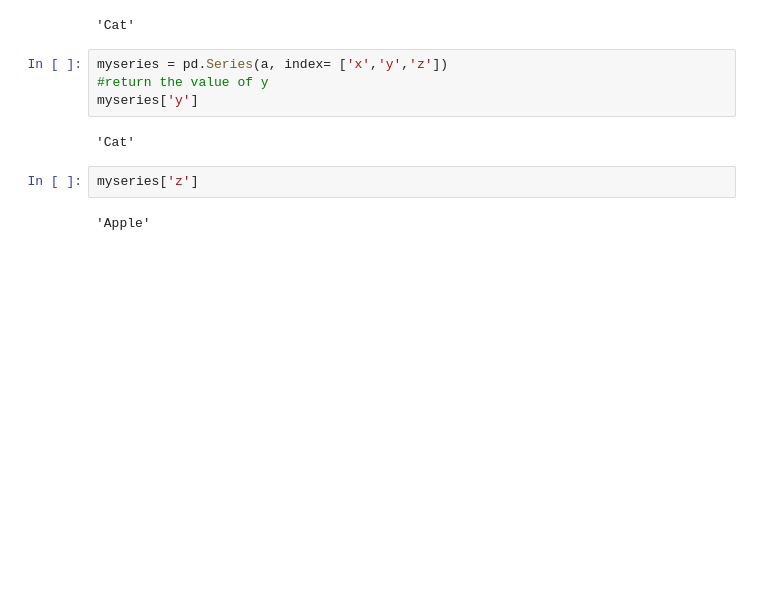
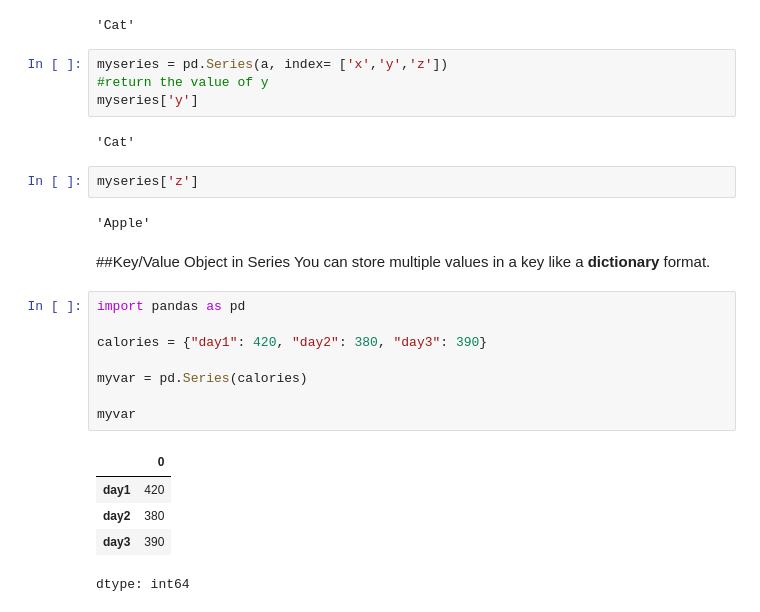
Before and after one commit to CodeCraft34/Google-Colab-, a Jupyter notebook: PANDAS-data-handling/pandas.ipynb, the cells around one changed output. Drawn from its saved outputs; the diff is of its cells as text; blank space fills up the shorter version.

```diff
--- a/PANDAS-data-handling/pandas.ipynb
+++ b/PANDAS-data-handling/pandas.ipynb
@@ -69,3 +69,20 @@ myseries['y']
 myseries['z']
 # %% [output]
 'Apple'
+# %% [markdown]
+##Key/Value Object in Series
+You can store multiple values in a key like a __dictionary__ format.
+# %%
+import pandas as pd
+
+calories = {"day1": 420, "day2": 380, "day3": 390}
+
+myvar = pd.Series(calories)
+
+myvar
+# %% [output]
+|  | 0 |
+| day1 | 420 |
+| day2 | 380 |
+| day3 | 390 |
+dtype: int64
```
Also changed, not shown: parts of 17 cells of this notebook.
